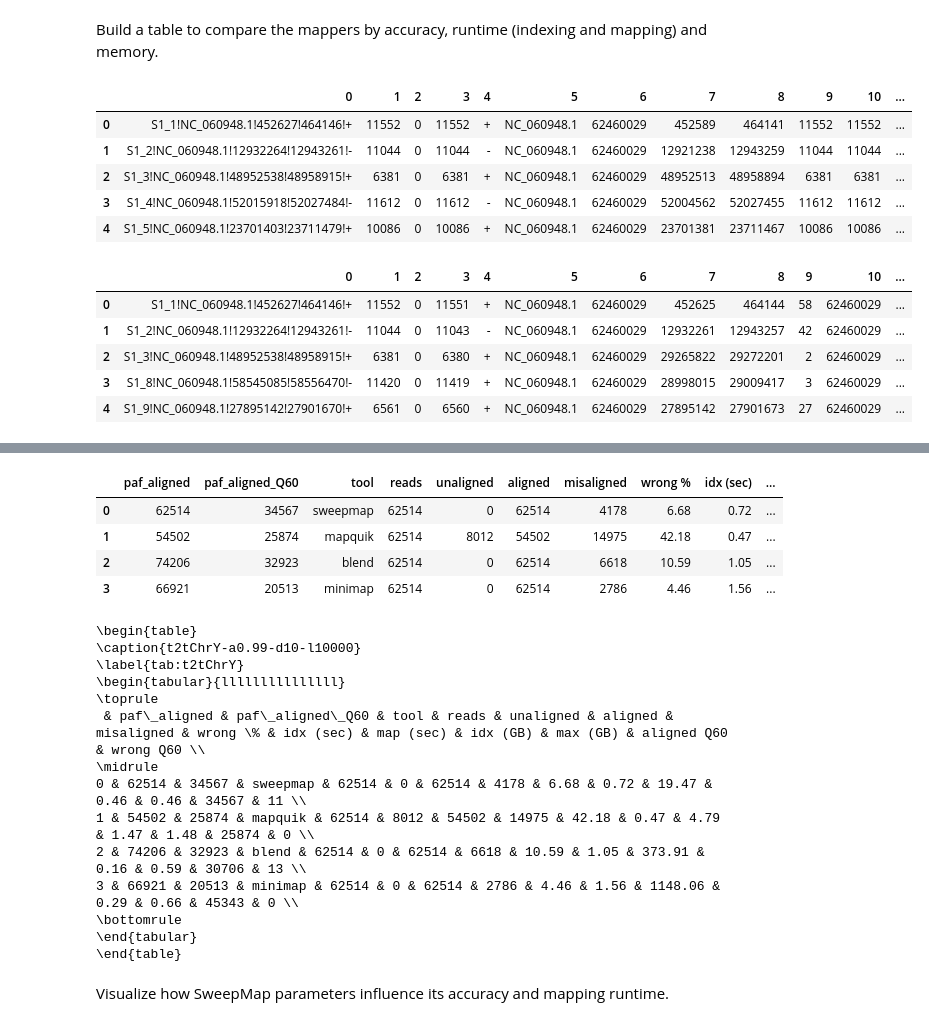
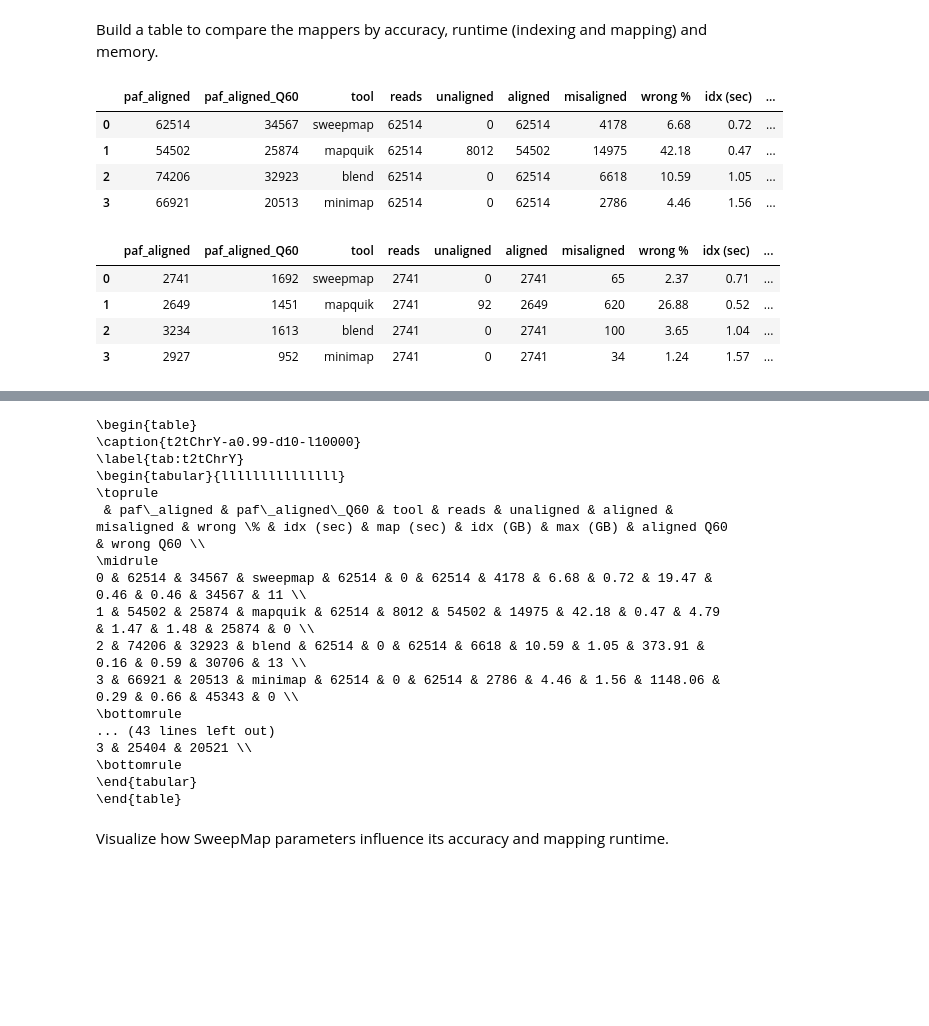
Before and after one commit to pesho-ivanov/shmap, a Jupyter notebook: evals/compare.ipynb, the cells around one changed output, grey strips where cells are left out. Cells and saved outputs as stored; diff of their text form; code cells hidden in the pictures; blank space fills up the shorter version.

```diff
--- a/evals/compare.ipynb
+++ b/evals/compare.ipynb
@@ -25,7 +25,7 @@ def read_times(time_prefix):
 
 def read_paf(paf_file):
     df = pd.read_csv(paf_file, sep='\t', header=None)#, names=['query_id', 'query_len', 'query_start', 'query_end', 'strand', 'ref_id', 'ref_len', 'map_start', 'map_end', 'nucl_matches', 'block_len', 'mapq'])
-    display(df.head())
+    #display(df.head())
     aligned = len(df)
     aligned_Q60 = len(df[df[11] == 60])
     return aligned, aligned_Q60
@@ -46,6 +46,7 @@ Build a table to compare the mappers by accuracy, runtime (indexing and mapping)
 # %%
 def get_comparison_table(refname, experiment, tools):
     alldf = pd.DataFrame()
+    alldf.name = experiment
     ref = fasta2df(Path('refs') / (refname+'.fa'))
     reads = fasta2df(Path('reads') / Path(experiment+'.fa'))
     rows = []  # list of Series to be converted to DataFrame
@@ -80,42 +81,40 @@ def get_comparison_table(refname, experiment, tools):
                 })
                 row = pd.concat([row, newargs])
             rows.append(row)
         else:
             print(f"File {paf_file} does not exist.")
     alldf = pd.DataFrame(rows)
     #alldf = alldf.set_index('tool')
     alldf.index.name = None
     return alldf
 
 tools = ['sweepmap', 'mapquik', 'blend', 'minimap'] #, 'winnowmap'] #'sweepmap-slow',
 experiments = [
     ('t2tChrY', 't2tChrY-a0.99-d10-l10000'),
     ('t2tChrY', 't2tChrY-a0.99-d1-l24000'),
     ('chm13', 'chm13-a0.99-d0.1-l10000'),
     ('chm13', 'HG002_24kb'),
 ]
 latex = ""
 #display(HTML(css))
 for refname, data in experiments:
     df = get_comparison_table(refname, data, tools).round(2)
     css = """ <style> table { font-family: "Courier New", Courier, monospace; } </style> """
     #df = df.drop(columns=['aligned', 'idx (GB)'])
     display(df)
     df = df.astype(str).map(lambda x: x.rstrip('0').rstrip('.') if '.' in x else x)
     latex += df.to_latex(escape=True, label=f'tab:{refname}', caption=data)
     latex += '\n'
 
 print(latex)
 # %% [output]
-|  | 0 | 1 | 2 | 3 | 4 | 5 | 6 | 7 | 8 | 9 | 10 | ... |
-| 0 | S1_1!NC_060948.1!452627!464146!+ | 11552 | 0 | 11552 | + | NC_060948.1 | 62460029 | 452589 | 464141 | 11552 | 11552 | ... |
-| 1 | S1_2!NC_060948.1!12932264!12943261!- | 11044 | 0 | 11044 | - | NC_060948.1 | 62460029 | 12921238 | 12943259 | 11044 | 11044 | ... |
-| 2 | S1_3!NC_060948.1!48952538!48958915!+ | 6381 | 0 | 6381 | + | NC_060948.1 | 62460029 | 48952513 | 48958894 | 6381 | 6381 | ... |
-| 3 | S1_4!NC_060948.1!52015918!52027484!- | 11612 | 0 | 11612 | - | NC_060948.1 | 62460029 | 52004562 | 52027455 | 11612 | 11612 | ... |
-| 4 | S1_5!NC_060948.1!23701403!23711479!+ | 10086 | 0 | 10086 | + | NC_060948.1 | 62460029 | 23701381 | 23711467 | 10086 | 10086 | ... |
+|  | paf_aligned | paf_aligned_Q60 | tool | reads | unaligned | aligned | misaligned | wrong % | idx (sec) | ... |
+| 0 | 62514 | 34567 | sweepmap | 62514 | 0 | 62514 | 4178 | 6.68 | 0.72 | ... |
+| 1 | 54502 | 25874 | mapquik | 62514 | 8012 | 54502 | 14975 | 42.18 | 0.47 | ... |
+| 2 | 74206 | 32923 | blend | 62514 | 0 | 62514 | 6618 | 10.59 | 1.05 | ... |
+| 3 | 66921 | 20513 | minimap | 62514 | 0 | 62514 | 2786 | 4.46 | 1.56 | ... |
-|  | 0 | 1 | 2 | 3 | 4 | 5 | 6 | 7 | 8 | 9 | 10 | ... |
-| 0 | S1_1!NC_060948.1!452627!464146!+ | 11552 | 0 | 11551 | + | NC_060948.1 | 62460029 | 452625 | 464144 | 58 | 62460029 | ... |
-| 1 | S1_2!NC_060948.1!12932264!12943261!- | 11044 | 0 | 11043 | - | NC_060948.1 | 62460029 | 12932261 | 12943257 | 42 | 62460029 | ... |
-| 2 | S1_3!NC_060948.1!48952538!48958915!+ | 6381 | 0 | 6380 | + | NC_060948.1 | 62460029 | 29265822 | 29272201 | 2 | 62460029 | ... |
-| 3 | S1_8!NC_060948.1!58545085!58556470!- | 11420 | 0 | 11419 | + | NC_060948.1 | 62460029 | 28998015 | 29009417 | 3 | 62460029 | ... |
-| 4 | S1_9!NC_060948.1!27895142!27901670!+ | 6561 | 0 | 6560 | + | NC_060948.1 | 62460029 | 27895142 | 27901673 | 27 | 62460029 | ... |
+|  | paf_aligned | paf_aligned_Q60 | tool | reads | unaligned | aligned | misaligned | wrong % | idx (sec) | ... |
+| 0 | 2741 | 1692 | sweepmap | 2741 | 0 | 2741 | 65 | 2.37 | 0.71 | ... |
+| 1 | 2649 | 1451 | mapquik | 2741 | 92 | 2649 | 620 | 26.88 | 0.52 | ... |
+| 2 | 3234 | 1613 | blend | 2741 | 0 | 2741 | 100 | 3.65 | 1.04 | ... |
+| 3 | 2927 | 952 | minimap | 2741 | 0 | 2741 | 34 | 1.24 | 1.57 | ... |
@@ -134,8 +131,3 @@ print(latex)
-|  | paf_aligned | paf_aligned_Q60 | tool | reads | unaligned | aligned | misaligned | wrong % | idx (sec) | ... |
-| 0 | 62514 | 34567 | sweepmap | 62514 | 0 | 62514 | 4178 | 6.68 | 0.72 | ... |
-| 1 | 54502 | 25874 | mapquik | 62514 | 8012 | 54502 | 14975 | 42.18 | 0.47 | ... |
-| 2 | 74206 | 32923 | blend | 62514 | 0 | 62514 | 6618 | 10.59 | 1.05 | ... |
-| 3 | 66921 | 20513 | minimap | 62514 | 0 | 62514 | 2786 | 4.46 | 1.56 | ... |
 \begin{table}
 \caption{t2tChrY-a0.99-d10-l10000}
 \label{tab:t2tChrY}
@@ -148,6 +140,9 @@ print(latex)
 2 & 74206 & 32923 & blend & 62514 & 0 & 62514 & 6618 & 10.59 & 1.05 & 373.91 & 0.16 & 0.59 & 30706 & 13 \\
 3 & 66921 & 20513 & minimap & 62514 & 0 & 62514 & 2786 & 4.46 & 1.56 & 1148.06 & 0.29 & 0.66 & 45343 & 0 \\
 \bottomrule
+... (43 lines left out)
+3 & 25404 & 20521 \\
+\bottomrule
 \end{tabular}
 \end{table}
 # %% [markdown]
```
Also changed, not shown: parts of 1 cell of this notebook.
